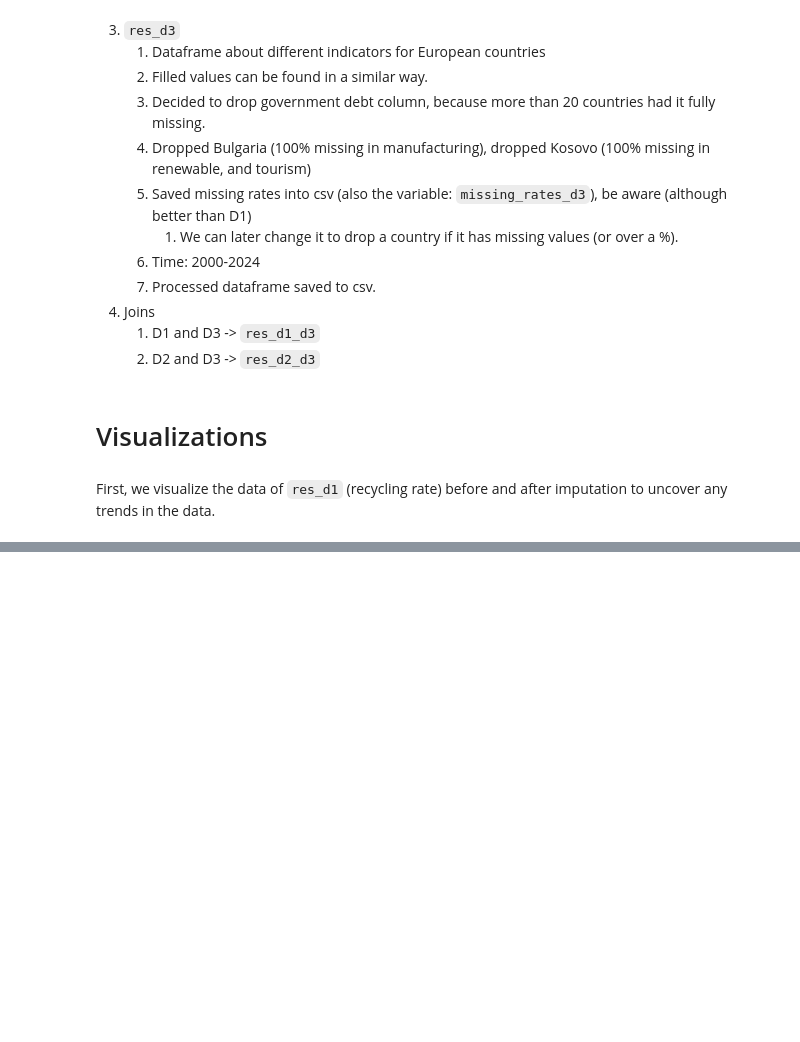
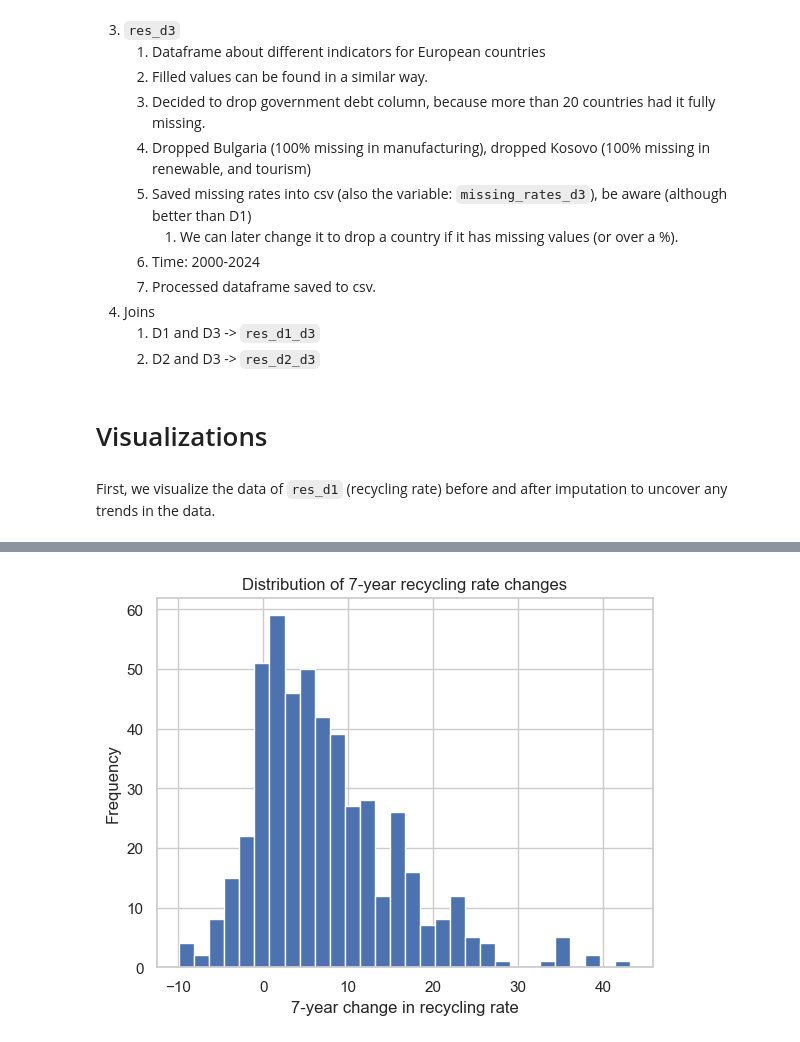
Before and after one commit to karnaukhmariia/recycling-in-europe, a Jupyter notebook: notebook.ipynb, the cells around one changed output, grey strips where cells are left out. Cells and saved outputs as stored; diff of their text form; code cells hidden in the pictures; blank space fills up the shorter version.

Commit message:
Update notebook: 7-year delta models, optimized regressors, and analyses

```diff
--- a/notebook.ipynb
+++ b/notebook.ipynb
@@ -707,0 +1117,16 @@ plt.show()
+# %%
+countries_to_drop = [
+    "Bosnia and Herzegovina",
+    "Montenegro",
+    "North Macedonia",
+    "Türkiye",
+    "Serbia",
+    "Albania"
+]
+
+res_d1_d3 = res_d1_d3[
+    ~res_d1_d3["country_name"].isin(countries_to_drop)
+].copy()
+
+display(res_d1_d3)
+sorted(res_d1_d3["country_name"].unique())
@@ -707,0 +1221,8 @@ plt.show()
+# %%
+# build dataset with horizon recycling rates (in 7 years)
+df_7yr = build_horizon_delta_dataset(
+    df=res_d1_d3,
+    horizon=7,
+)
+
+display(df_7yr)
@@ -707,0 +1243,10 @@ plt.show()
+# %%
+import matplotlib.pyplot as plt
+
+plt.hist(df_7yr["delta_recycling_rate_filled_7yr"], bins=30)
+plt.xlabel("7-year change in recycling rate")
+plt.ylabel("Frequency")
+plt.title("Distribution of 7-year recycling rate changes")
+plt.show()
+# %% [output]
+[figure, added]
```
Also changed, not shown: parts of 84 cells of this notebook.
